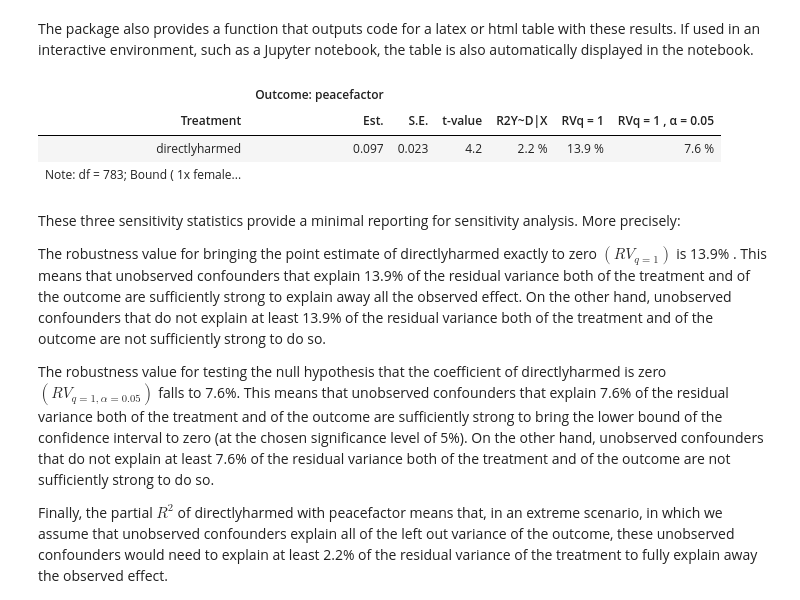
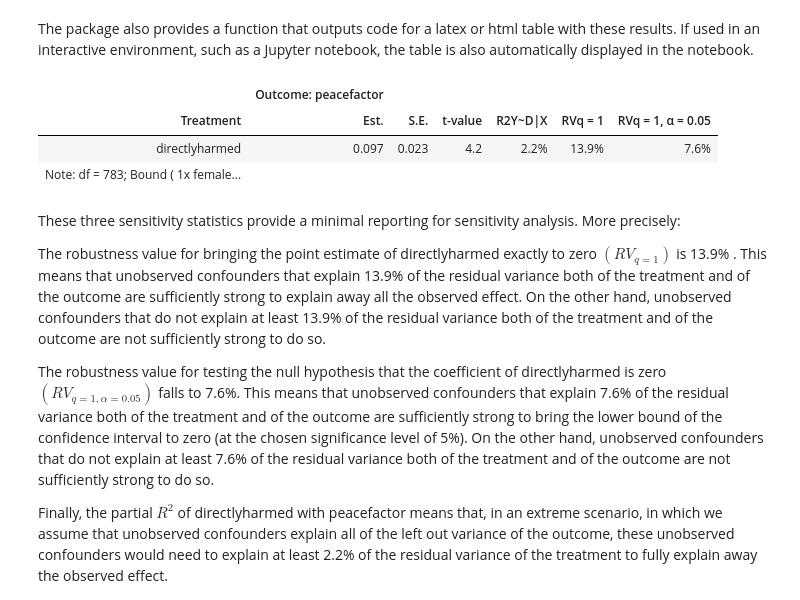
Before and after one commit to nlapier2/PySensemakr, a Jupyter notebook: sensemakr/docs/notebooks/quickstart.ipynb, the cells around one changed output. Cells and saved outputs as stored; diff of their text form; code cells hidden in the pictures.

```diff
--- a/sensemakr/docs/notebooks/quickstart.ipynb
+++ b/sensemakr/docs/notebooks/quickstart.ipynb
@@ -131,19 +137,13 @@ Sensitivity Statistics:
 # %% [markdown]
 The package also provides a function that outputs code for a latex or html table with these results. If used in an interactive environment, such as a Jupyter notebook, the table is also automatically displayed in the notebook.
-# %%
-import io
-from contextlib import redirect_stdout
-f = io.StringIO()
-with redirect_stdout(f):
-    darfur_sense.ovb_minimal_reporting(format="html")
-out = f.getvalue()
-from IPython.display import display_html
-display_html(out, raw=True)
-# %% [output]
-|  | Outcome: peacefactor |  |  |  |  |  |
-| Treatment | Est. | S.E. | t-value | R2Y~D|X | RVq = 1 | RVq = 1 , α = 0.05 |
-| directlyharmed | 0.097 | 0.023 | 4.2 | 2.2 % | 13.9 % | 7.6 % |
-| Note: df = 783; Bound ( 1x female... |  |  |  |  |  |  |
+# %%
+# html code for minimal reporting table
+html_code = darfur_sense.ovb_minimal_reporting(format = "html")
+# %% [output]
+|  | Outcome: peacefactor |  |  |  |  |  |
+| Treatment | Est. | S.E. | t-value | R2Y~D|X | RVq = 1 | RVq = 1, α = 0.05 |
+| directlyharmed | 0.097 | 0.023 | 4.2 | 2.2% | 13.9% | 7.6% |
+| Note: df = 783; Bound ( 1x female... |  |  |  |  |  |  |
 # %% [markdown]
 These three sensitivity statistics provide a minimal reporting for sensitivity analysis. More precisely:
 
```
Also changed, not shown: parts of 13 cells of this notebook, 1 other file.
